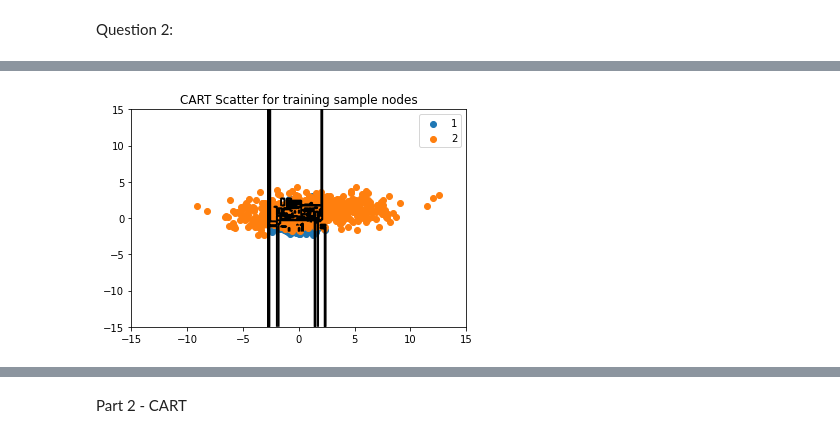
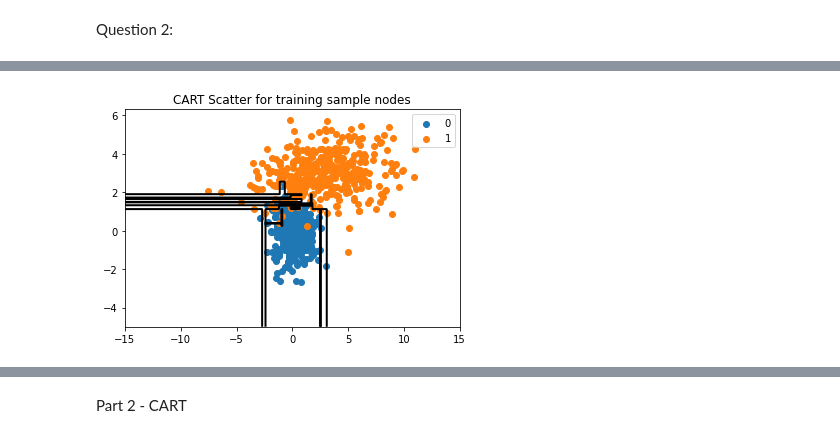
Before and after one commit to antonsandberg/Big-Data, a Jupyter notebook: Project1.ipynb, the cells around one changed output, grey strips where cells are left out. Saved outputs shown, nothing was run; the diff lists cells and outputs as text; code cells hidden in the pictures.

```diff
--- a/Project1.ipynb
+++ b/Project1.ipynb
@@ -36,42 +36,55 @@ from sklearn.model_selection import StratifiedKFold
 from sklearn.model_selection import train_test_split
 from sklearn.metrics import zero_one_loss, f1_score, roc_auc_score
 # %%
-X1 = np.random.standard_normal((2, 800))
-covariance_1 = [[10, 1],[-2, 1]]
-X2 = np.random.multivariate_normal(mean=[1, 1], cov=covariance_1, size=(800))
-X2 = np.transpose(X2)
+values_qda = []
+values_cart = []
+for _ in range(20):
+    X1 = np.random.standard_normal((2, 400))
+    covariance_1 = [[10, 1],[-2, 1]]
+    X2 = np.random.multivariate_normal(mean=[3, 3], cov=covariance_1, size=(400))
+    X2 = np.transpose(X2)
 
-train_X1 = X1[:, :720]
-test_X1 = X1[:, 720:]
-train_X2 = X2[:, :720]
-test_X2 = X2[:, 720:]
+    train_X1 = X1[:, :360]
+    test_X1 = X1[:, 360:]
+    train_X2 = X2[:, :360]
+    test_X2 = X2[:, 360:]
 
-X_0_train = np.vstack((train_X1[0,:], train_X2[0,:])).flatten()
-X_1_train = np.vstack((train_X1[1,:], train_X2[1,:])).flatten()
-X_train = np.zeros((1440, 3))
-X_train[:, 0] = X_0_train
-X_train[:, 1] = X_1_train
-X_train[:720, 2] = 1
-X_train[720:, 2] = 2
-X_0_train = np.vstack((test_X1[0,:], test_X2[0,:])).flatten()
-X_1_train = np.vstack((test_X1[1,:], test_X2[1,:])).flatten()
-X_test = np.zeros((160, 3))
-X_test[:, 0] = X_0_train
-X_test[:, 1] = X_1_train
-X_test[:80, 2] = 1
-X_test[80:, 2] = 2
-np.random.shuffle(X_test)
-np.random.shuffle(X_train)
+    X_0_train = np.vstack((train_X1[0,:], train_X2[0,:])).flatten()
+    X_1_train = np.vstack((train_X1[1,:], train_X2[1,:])).flatten()
+    X_train = np.zeros((720, 3))
+    X_train[:, 0] = X_0_train
+    X_train[:, 1] = X_1_train
+    X_train[:360, 2] = 0
+    X_train[360:, 2] = 1
+    X_0_train = np.vstack((test_X1[0,:], test_X2[0,:])).flatten()
+    X_1_train = np.vstack((test_X1[1,:], test_X2[1,:])).flatten()
+    X_test = np.zeros((80, 3))
+    X_test[:, 0] = X_0_train
+    X_test[:, 1] = X_1_train
+    X_test[:40, 2] = 0
+    X_test[40:, 2] = 1
+    np.random.shuffle(X_test)
+    np.random.shuffle(X_train)
 
-model = QuadraticDiscriminantAnalysis(store_covariance=True)
-model2 = DecisionTreeClassifier()
-model.fit(X_train[:, :2], X_train[:, 2:].ravel())
-model2.fit(X_train[:, :2], X_train[:, 2:].ravel())
+    model_qda = QuadraticDiscriminantAnalysis()
+    model_cart = DecisionTreeClassifier()
+    model_qda.fit(X_train[:, :2], X_train[:, 2:].ravel())
+    model_cart.fit(X_train[:, :2], X_train[:, 2:].ravel())
+    prediction_qda = model_qda.predict(X_test[:, :2])
+    prediction_cart = model_cart.predict(X_test[:, :2])
+    values_qda.append(accuracy_score(prediction_qda, X_test[:, 2:]))
+    values_cart.append(accuracy_score(prediction_cart, X_test[:, 2:]))
+mean_qda = np.mean(values_qda)
+mean_cart = np.mean(values_cart)
+standard_dev_qda = np.std(values_qda)
+standard_dev_cart = np.std(values_cart)
+print(f'{mean_cart=}, {standard_dev_cart=}')
+print(f'{mean_qda=}, {standard_dev_qda=}')
 
 # Create the line
-xx, yy = np.meshgrid(np.linspace(-15, 15, 400), np.linspace(-15, 15, 400))
+xx, yy = np.meshgrid(np.linspace(-15, 15, 400), np.linspace(-5, 5, 400))
 X_grid = np.c_[xx.ravel(), yy.ravel()]
-zz_qda = model.predict_proba(X_grid)[:,1].reshape(xx.shape)
+zz_qda = model_qda.predict_proba(X_grid)[:,1].reshape(xx.shape)
 plt.contour(xx, yy, zz_qda, [0.5], linewidths=2., colors='k', label='QDA')
 
 plt.scatter(train_X1[0], train_X1[1], label="1")
@@ -80,10 +93,10 @@ plt.legend()
 plt.title('QDA Scatter for training sample nodes')
 plt.show()
 
-zz_cart = model2.predict_proba(X_grid)[:,1].reshape(xx.shape)
+zz_cart = model_cart.predict_proba(X_grid)[:,1].reshape(xx.shape)
 plt.contour(xx, yy, zz_cart, [0.5], linewidths=2., colors='k')
-plt.scatter(train_X1[0], train_X1[1], label="1")
-plt.scatter(train_X2[0], train_X2[1], label="2")
+plt.scatter(train_X1[0], train_X1[1], label="0")
+plt.scatter(train_X2[0], train_X2[1], label="1")
 plt.legend()
 plt.title('CART Scatter for training sample nodes')
 plt.show()
@@ -92,2 +107,2 @@ plt.show()
-[figure, old version]
+[figure, new version]
 # %%
```
Also changed, not shown: parts of 9 cells of this notebook.
